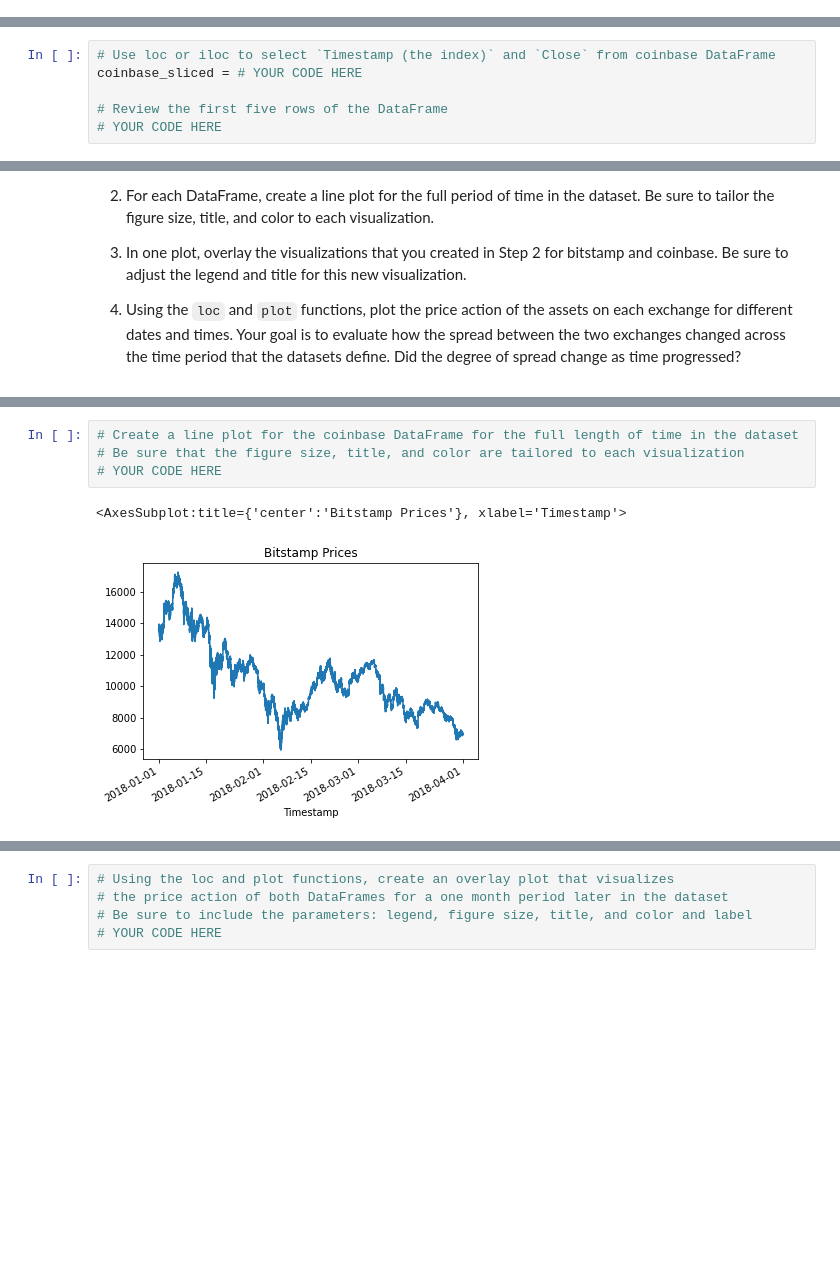
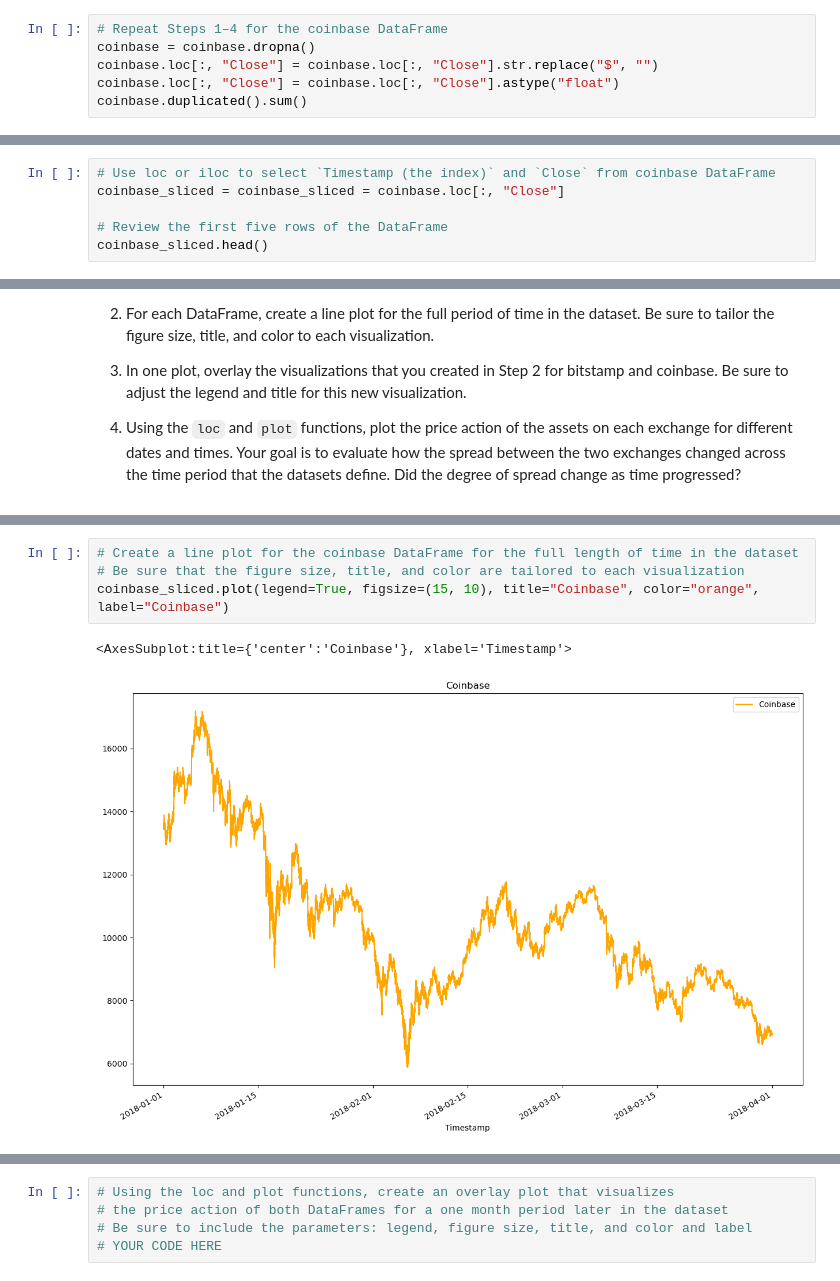
Before and after one commit to jeffreycrabill/arbitrage-analysis, a Jupyter notebook: crypto_arbitrage.ipynb, the cells around one changed output, grey strips where cells are left out. Drawn from its saved outputs; the diff is of its cells as text; blank space fills up the shorter version.

Commit message:
plotted data

```diff
--- a/crypto_arbitrage.ipynb
+++ b/crypto_arbitrage.ipynb
@@ -122,0 +123,6 @@ pooopoooo
+# %%
+# Repeat Steps 1–4 for the coinbase DataFrame
+coinbase = coinbase.dropna()
+coinbase.loc[:, "Close"] = coinbase.loc[:, "Close"].str.replace("$", "")
+coinbase.loc[:, "Close"] = coinbase.loc[:, "Close"].astype("float")
+coinbase.duplicated().sum()
@@ -157,7 +164,7 @@ bitstamp_sliced = # YOUR CODE HERE
 # %%
 # Use loc or iloc to select `Timestamp (the index)` and `Close` from coinbase DataFrame
-coinbase_sliced = # YOUR CODE HERE
+coinbase_sliced = coinbase_sliced = coinbase.loc[:, "Close"]
 
 # Review the first five rows of the DataFrame
-# YOUR CODE HERE
+coinbase_sliced.head()
 # %% [output]
@@ -216,10 +223,10 @@ Sort through the time series data associated with the bitstamp and coinbase Data
 # %%
 # Create a line plot for the coinbase DataFrame for the full length of time in the dataset
 # Be sure that the figure size, title, and color are tailored to each visualization
-# YOUR CODE HERE
+coinbase_sliced.plot(legend=True, figsize=(15, 10), title="Coinbase", color="orange", label="Coinbase")
 # %% [output]
-<AxesSubplot:title={'center':'Bitstamp Prices'}, xlabel='Timestamp'>
+<AxesSubplot:title={'center':'Coinbase'}, xlabel='Timestamp'>
-[figure, old version]
+[figure, new version]
 # %%
 # Overlay the visualizations for the bitstamp and coinbase DataFrames in one plot
 # The plot should visualize the prices over the full lenth of the dataset
```
Also changed, not shown: parts of 14 cells of this notebook.
